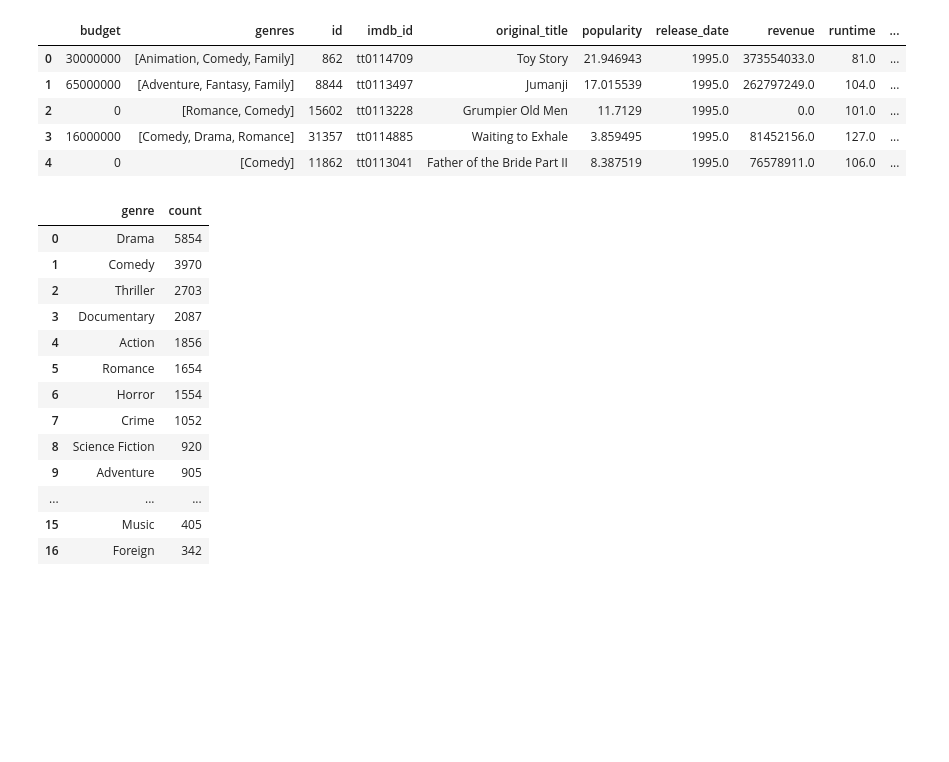
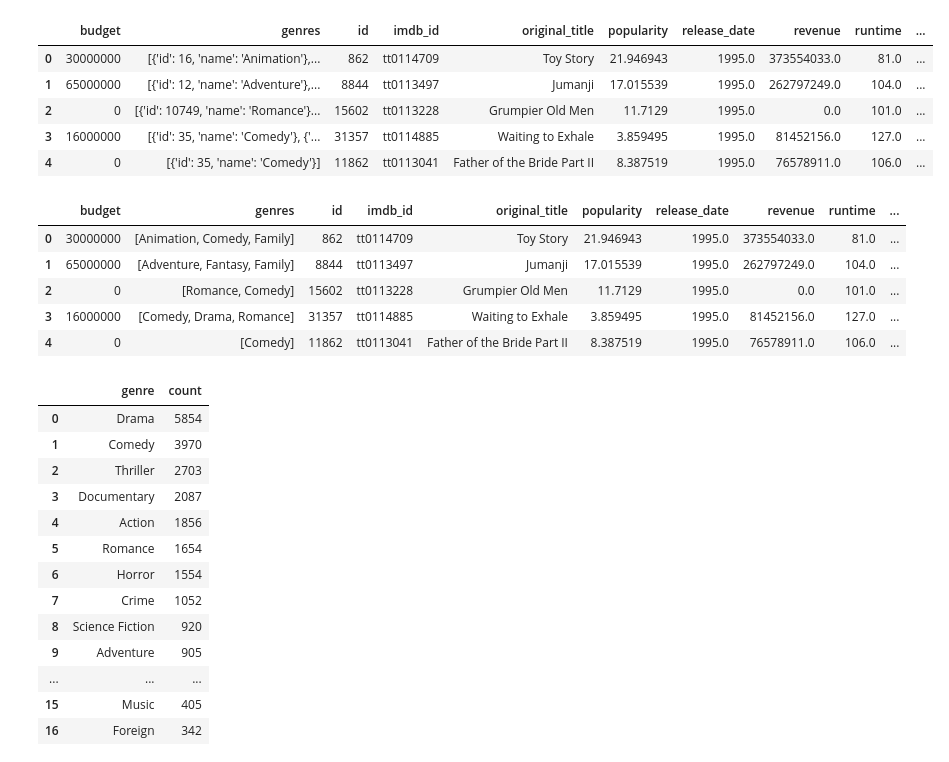
Before and after one commit to tinpham1/5iveCoders, a Jupyter notebook: Project 1/main.ipynb, the cells around one changed output. Saved outputs shown, nothing was run; the diff lists cells and outputs as text; code cells hidden in the pictures; blank space fills up the shorter version.

```diff
--- a/Project 1/main.ipynb
+++ b/Project 1/main.ipynb
@@ -22,21 +20,28 @@ ratings_df=pd.read_csv(ratings_file_path)
 # %%
 #drop columns that are not needed
 
 cleaned_movies_df= movies_df.drop(columns=["adult", "belongs_to_collection",
                 "homepage","original_language",
                 "overview","poster_path",
                 "spoken_languages","title","tagline",
                 "production_companies","production_countries",
                 "video"])
 
 #convert release date to datetime format
 cleaned_movies_df["release_date"]=pd.to_datetime(cleaned_movies_df["release_date"], errors="coerce")
 cleaned_movies_df["release_date"]=cleaned_movies_df["release_date"].dt.year
 
 cleaned_movies_df=cleaned_movies_df.dropna() #drop rows with missing values
 cleaned_movies_df=cleaned_movies_df.dropna(axis=1) #drop columns with missing values
 
 #covert genres column from a list
-
 cleaned_movies_df["genres"]=cleaned_movies_df["genres"].apply(lambda x:ast.literal_eval(x) if isinstance(x, str) else x)
+cleaned_movies_df.head()
+# %% [output]
+|  | budget | genres | id | imdb_id | original_title | popularity | release_date | revenue | runtime | ... |
+| 0 | 30000000 | [{'id': 16, 'name': 'Animation'},... | 862 | tt0114709 | Toy Story | 21.946943 | 1995.0 | 373554033.0 | 81.0 | ... |
+| 1 | 65000000 | [{'id': 12, 'name': 'Adventure'},... | 8844 | tt0113497 | Jumanji | 17.015539 | 1995.0 | 262797249.0 | 104.0 | ... |
+| 2 | 0 | [{'id': 10749, 'name': 'Romance'}... | 15602 | tt0113228 | Grumpier Old Men | 11.7129 | 1995.0 | 0.0 | 101.0 | ... |
+| 3 | 16000000 | [{'id': 35, 'name': 'Comedy'}, {'... | 31357 | tt0114885 | Waiting to Exhale | 3.859495 | 1995.0 | 81452156.0 | 127.0 | ... |
+| 4 | 0 | [{'id': 35, 'name': 'Comedy'}] | 11862 | tt0113041 | Father of the Bride Part II | 8.387519 | 1995.0 | 76578911.0 | 106.0 | ... |
 # %%
```
Also changed, not shown: parts of 6 cells of this notebook.
